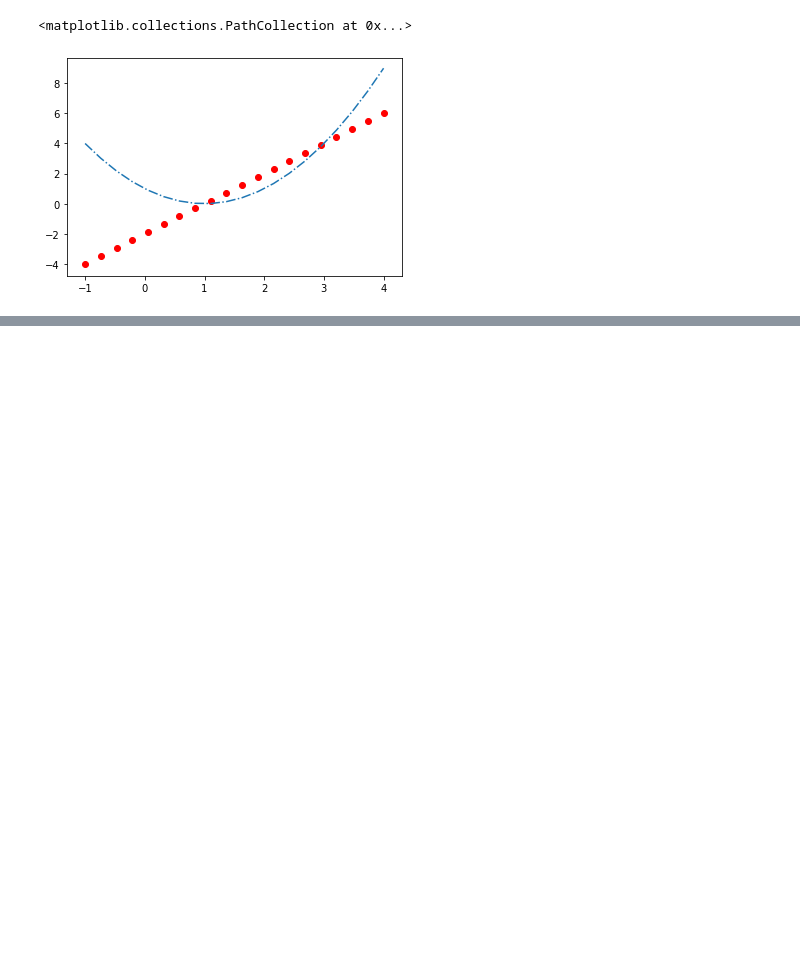
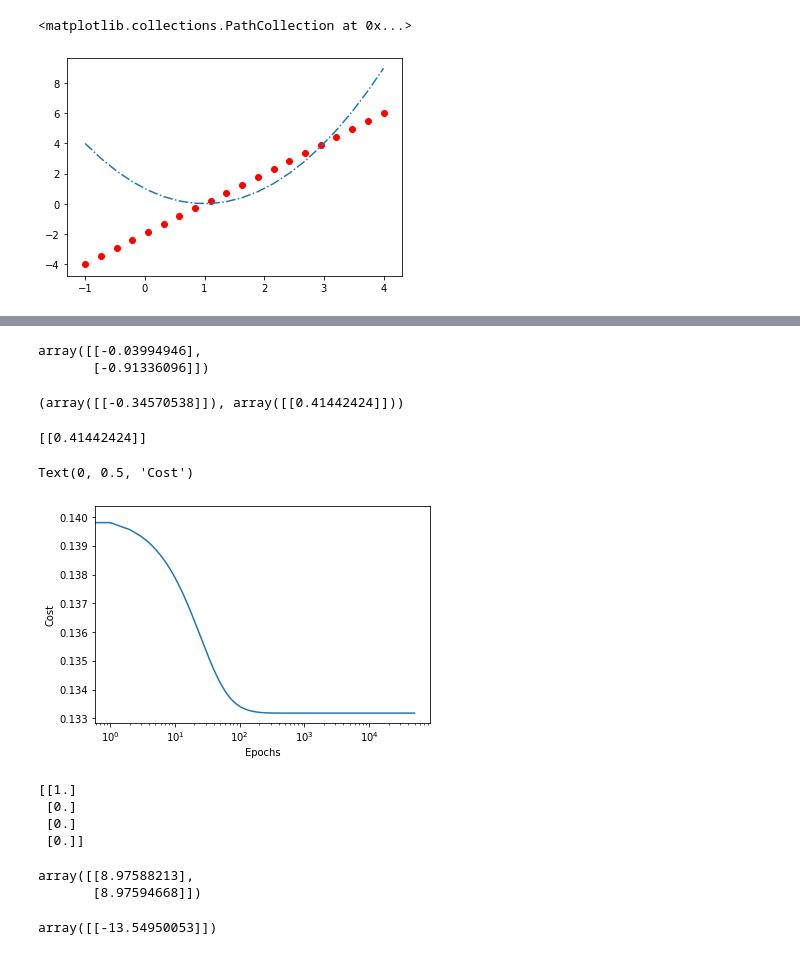
Before and after one commit to danielagda5/MetodosComputacionales202120-1, a Jupyter notebook: Week7/DescensoGradiente.ipynb, the cells around one changed output, grey strips where cells are left out. Drawn from its saved outputs; the diff is of its cells as text; code cells hidden in the pictures; blank space fills up the shorter version.

```diff
--- a/Week7/DescensoGradiente.ipynb
+++ b/Week7/DescensoGradiente.ipynb
@@ -30,0 +230,3 @@ plt.scatter(x,dy,color='r')
+# %%
+sigm = lambda x: 1/(1+np.exp(-x))
+dsigm = lambda x: x*(1-x)
@@ -30,0 +279,37 @@ plt.scatter(x,dy,color='r')
+# %%
+# Vamos a crear una capa
+N0 = Neuron(2,1,sigm,dsigm)
+# %%
+N0.W
+# %% [output]
+array([[-0.03994946],
+       [-0.91336096]])
+# %%
+N0.Predict([1,1])
+# %% [output]
+(array([[-0.34570538]]), array([[0.41442424]]))
+# %%
+#OR La Data
+XTrain = np.array([[1,1],[1,0],[0,1],[0,0]])
+YTrain = np.array([[1.],[0.],[0.],[1.]])
+
+Ndata = len(XTrain)
+
+Act = N0.Predict(XTrain[0])
+print(Act[1])
+# %% [output]
+[[0.41442424]]
+# %%
+Cost =[]
+x = []
+for e in tqdm(range(50000)):
+
+    CostI = []
+
+    for i in range(len(XTrain)):
+
+        out = N0.Train(XTrain[i],YTrain[i])
+        CostI.append(out[0])
+
+    Cost.append(np.average(CostI))
+    x.append(e)
@@ -30,0 +318,25 @@ plt.scatter(x,dy,color='r')
+# %%
+plt.plot(x,np.array(Cost))
+plt.xscale('log')
+plt.xlabel('Epochs')
+plt.ylabel('Cost')
+# %% [output]
+Text(0, 0.5, 'Cost')
+[figure, added]
+# %%
+out = N0.Predict(XTrain)
+print(np.round(out[1],1))
+# %% [output]
+[[1.]
+ [0.]
+ [0.]
+ [0.]]
+# %%
+N0.W
+# %% [output]
+array([[8.97588213],
+       [8.97594668]])
+# %%
+N0.b
+# %% [output]
+array([[-13.54950053]])
```
Also changed, not shown: parts of 21 cells of this notebook.
